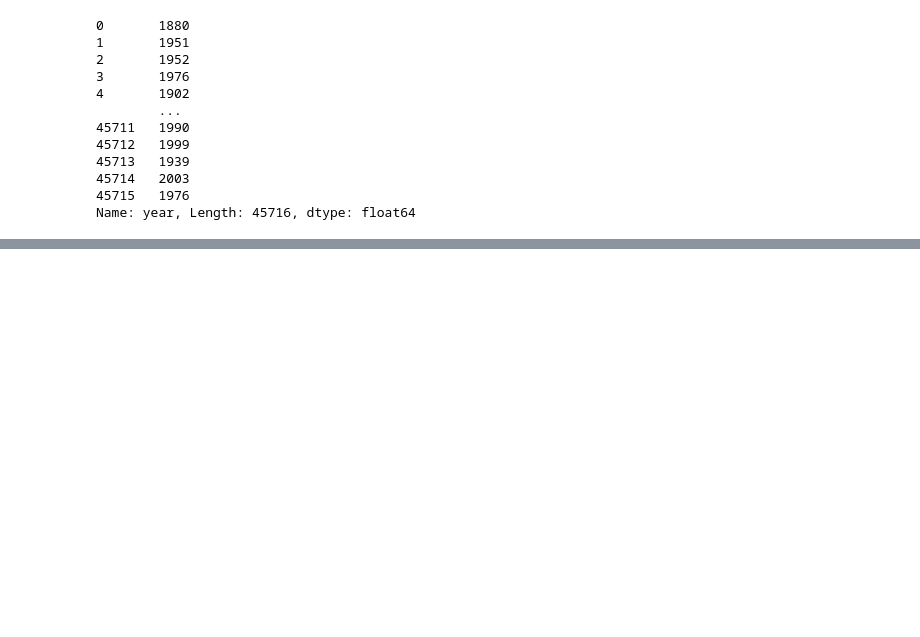
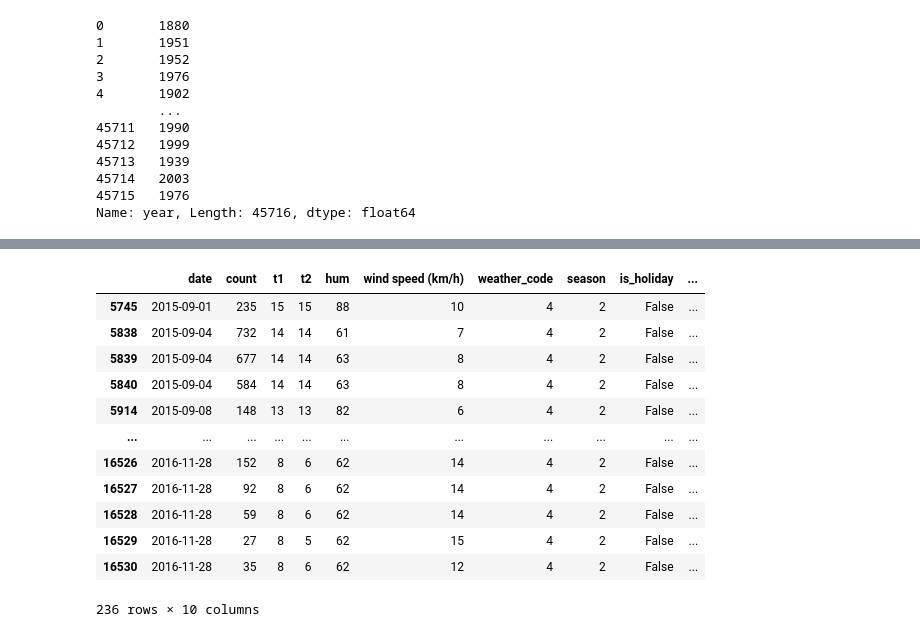
Before and after one commit to chusk2/platzi-pandas, a Jupyter notebook: platzi pandas.ipynb, the cells around one changed output, grey strips where cells are left out. Drawn from its saved outputs; the diff is of its cells as text; code cells hidden in the pictures; blank space fills up the shorter version.

Commit message:
created filter function to generate masks for indexing purposes

```diff
--- a/platzi pandas.ipynb
+++ b/platzi pandas.ipynb
@@ -772,0 +775,25 @@ datetime.date(2017, 1, 3)
+# %%
+def filter(df, season=0, weather=1, weekend=True, holiday=False):
+#def filter(df, season=0):
+    """
+    holiday - boolean field - 1 holiday / 0 non holiday
+    weekend - boolean field - 1 if the day is weekend
+
+    season - category field meteorological seasons: 0-spring ; 1-summer; 2-fall; 3-winter.
+
+    weather category description:
+    1 = Clear ; mostly clear but have some values with haze/fog/patches of fog/ fog in vicinity
+    2 = scattered clouds / few clouds
+    3 = Broken clouds
+    4 = Cloudy
+    7 = Rain/ light Rain shower/ Light rain
+    10 = rain with thunderstorm
+    26 = snowfall
+    94 = Freezing Fog
+    """
+    mask1 = bikes['season'] == season
+    mask2 = bikes['weather_code'] == weather
+    mask3 = bikes['is_holiday'] == holiday
+    mask4 = bikes['is_weekend'] == weekend
+    final_mask = mask1 & mask2 & mask3 & mask4
+    return final_mask
@@ -772,0 +820,17 @@ datetime.date(2017, 1, 3)
+# %%
+mask = filter(bikes, season=2, weather=4, holiday=False, weekend=False)
+bikes[mask]
+# %% [output]
+|  | date | count | t1 | t2 | hum | wind speed (km/h) | weather_code | season | is_holiday | ... |
+| 5745 | 2015-09-01 | 235 | 15 | 15 | 88 | 10 | 4 | 2 | False | ... |
+| 5838 | 2015-09-04 | 732 | 14 | 14 | 61 | 7 | 4 | 2 | False | ... |
+| 5839 | 2015-09-04 | 677 | 14 | 14 | 63 | 8 | 4 | 2 | False | ... |
+| 5840 | 2015-09-04 | 584 | 14 | 14 | 63 | 8 | 4 | 2 | False | ... |
+| 5914 | 2015-09-08 | 148 | 13 | 13 | 82 | 6 | 4 | 2 | False | ... |
+| ... | ... | ... | ... | ... | ... | ... | ... | ... | ... | ... |
+| 16526 | 2016-11-28 | 152 | 8 | 6 | 62 | 14 | 4 | 2 | False | ... |
+| 16527 | 2016-11-28 | 92 | 8 | 6 | 62 | 14 | 4 | 2 | False | ... |
+| 16528 | 2016-11-28 | 59 | 8 | 6 | 62 | 14 | 4 | 2 | False | ... |
+| 16529 | 2016-11-28 | 27 | 8 | 5 | 62 | 15 | 4 | 2 | False | ... |
+| 16530 | 2016-11-28 | 35 | 8 | 6 | 62 | 12 | 4 | 2 | False | ... |
+236 rows × 10 columns
```
Also changed, not shown: parts of 60 cells of this notebook.
